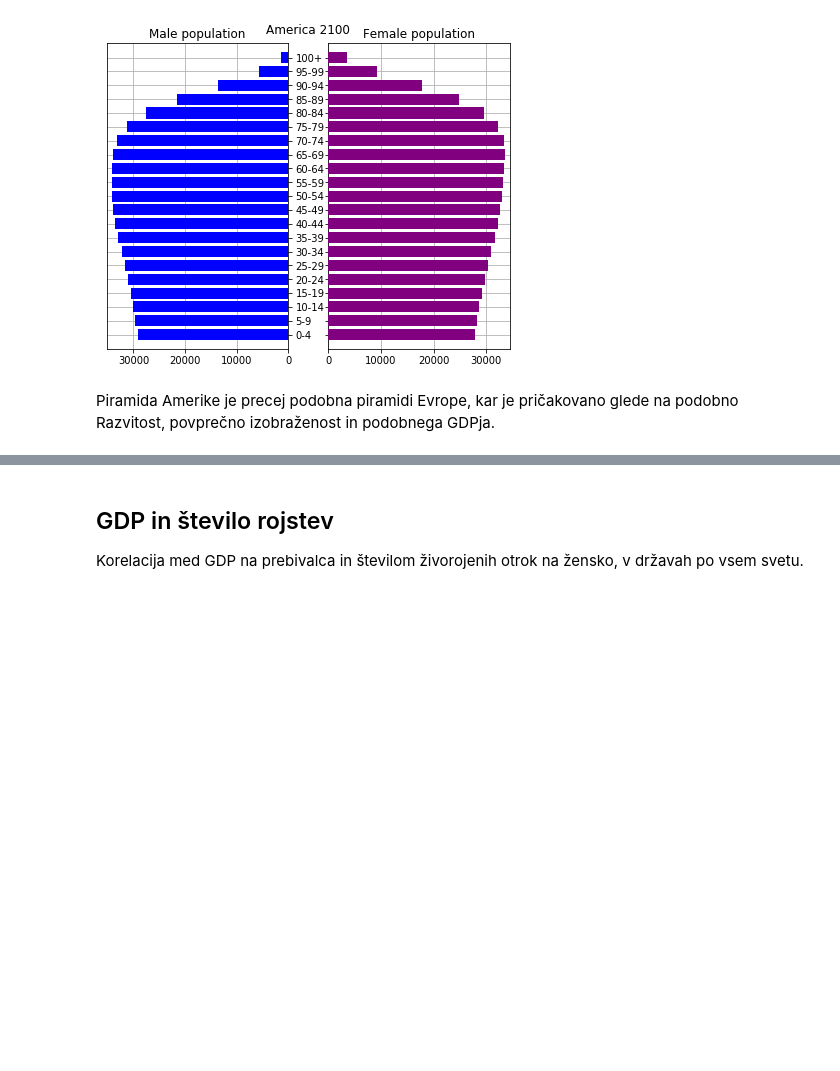
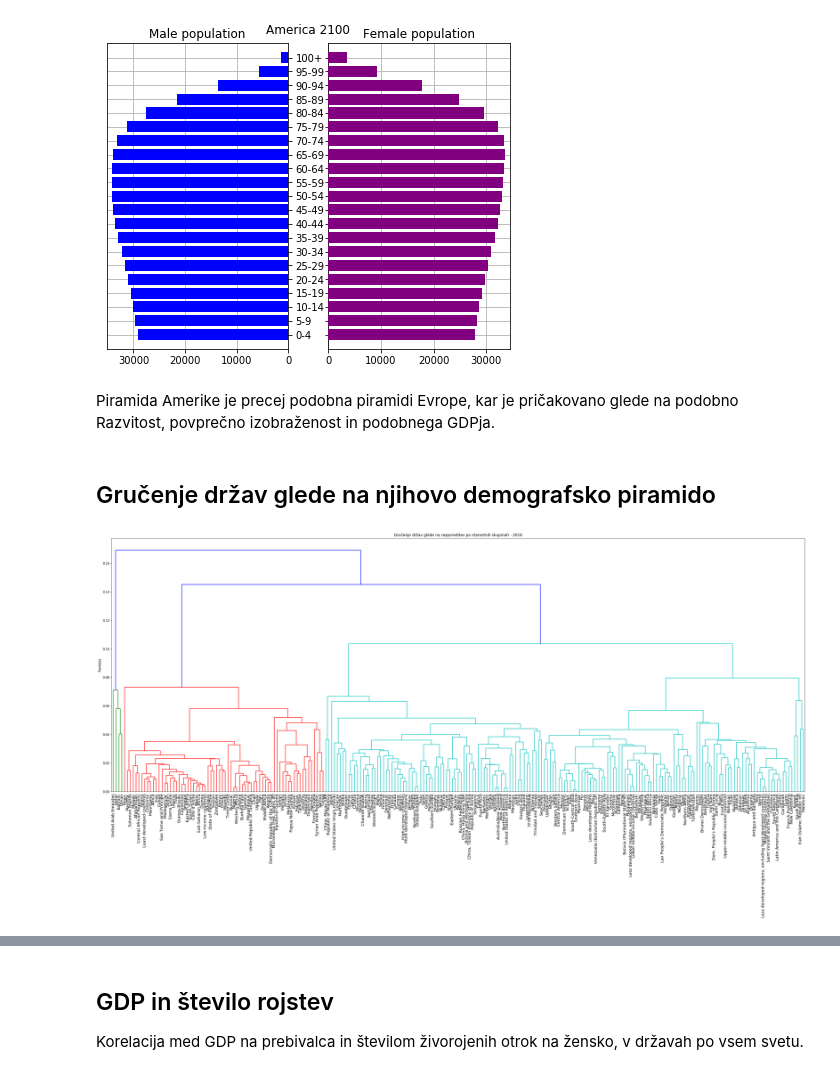
Before and after one commit to MaticSincek/PR18JJMSTB, a Jupyter notebook: vmesno-porocilo.ipynb, the cells around one changed output, grey strips where cells are left out. Saved outputs shown, nothing was run; the diff lists cells and outputs as text; code cells hidden in the pictures; blank space fills up the shorter version.

Commit message:
Added clustering by demografska piramida
Tisto kar je asistent predlagal naj naredimo

```diff
--- a/vmesno-porocilo.ipynb
+++ b/vmesno-porocilo.ipynb
@@ -91,3 +91,9 @@ ageGroupVisualisation("WPP2017_PopulationByAgeSex_Medium.csv", 2100, "America")
 [figure]
 # %% [markdown]
 Piramida Amerike je precej podobna piramidi Evrope, kar je pričakovano glede na podobno Razvitost, povprečno izobraženost in podobnega GDPja.
+# %% [markdown]
+<h2>Gručenje držav glede na njihovo demografsko piramido </h2>
+# %%
+ageGroupClustering("2018")
+# %% [output]
+[figure, added]
```
Also changed, not shown: parts of 5 cells of this notebook.
